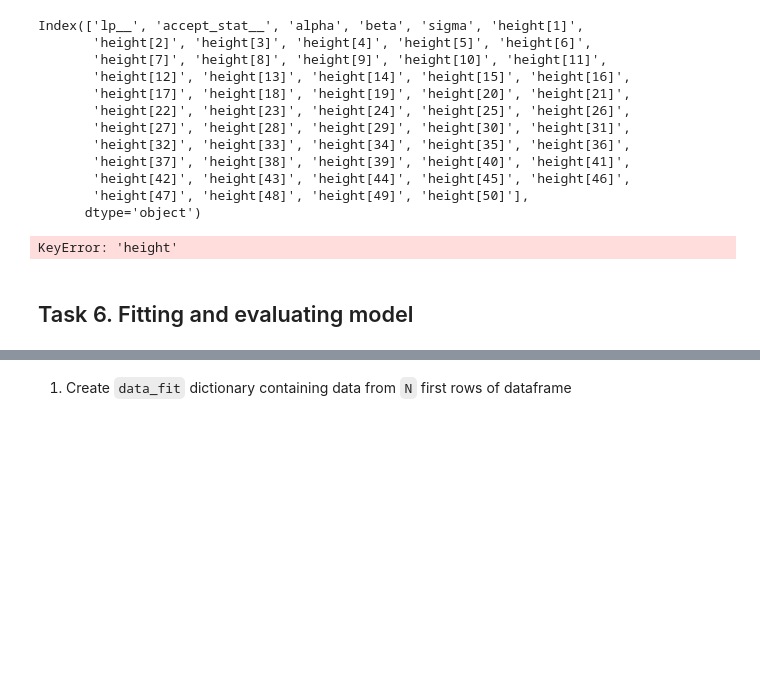
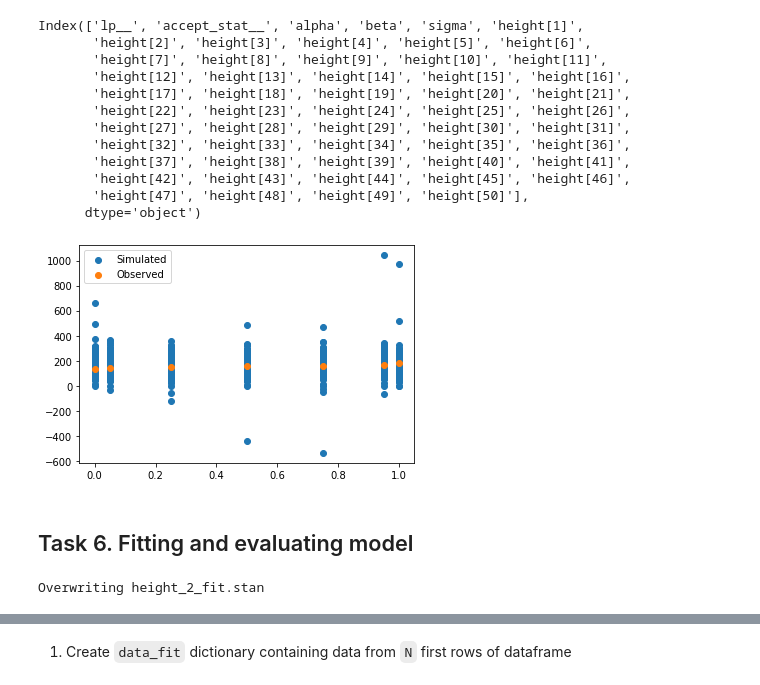
Before and after one commit to bartoszzak/Data_Analytics, a Jupyter notebook: lab4/lab4.ipynb, the cells around one changed output, grey strips where cells are left out. Cells and saved outputs as stored; diff of their text form; code cells hidden in the pictures; blank space fills up the shorter version.

```diff
--- a/lab4/lab4.ipynb
+++ b/lab4/lab4.ipynb
@@ -372,31 +377,61 @@ Index(['lp__', 'accept_stat__', 'alpha', 'beta', 'sigma', 'height[1]',
        'height[42]', 'height[43]', 'height[44]', 'height[45]', 'height[46]',
        'height[47]', 'height[48]', 'height[49]', 'height[50]'],
       dtype='object')
-# %%
-heights = df.loc[:, 'height[1]':]
-
-height_sim = df['height']
-# Calculate the maximum, minimum, and 5, 25, 50, 75, 95 quantiles of the simulated heights for each weight
-height_sim_quantiles = np.quantile(height_sim, q=[0.05, 0.25, 0.5, 0.75, 0.95], axis=0)
-height_sim_min = np.min(height_sim, axis=0)
-height_sim_max = np.max(height_sim, axis=0)
-
-# Plot the simulated quantiles and observed data
-weight_obs = d.c_weight
-fig, ax = plt.subplots()
-ax.fill_between(weight_obs, height_sim_quantiles[0], height_sim_quantiles[4], alpha=0.2)
-ax.fill_between(weight_obs, height_sim_quantiles[1], height_sim_quantiles[3], alpha=0.4)
-ax.plot(weight_obs, height_sim_quantiles[2], 'k-')
-ax.plot(weight_obs, height_sim_min, 'r--')
-ax.plot(weight_obs, height_sim_max, 'r--')
-ax.scatter(weight_obs, height_obs)
-ax.set_xlabel('Weight (kg)')
-ax.set_ylabel('Height (cm)')
-ax.set_title('Simulated Heights vs. Observed Data')
-plt.show()
-# %% [output]
-KeyError: 'height'
+# %%
+heights = df.loc[:, 'height[1]':]
+
+quantiles = [0, 0.05, 0.25, 0.5, 0.75, 0.95, 1]
+sim_quantiles = np.quantile(heights, q=quantiles, axis=1)
+obs_quantiles = np.quantile(d.height, q=quantiles, axis=0)
+
+plt.scatter(quantiles * np.ones((1000, 1)), sim_quantiles, label="Simulated")
+plt.scatter(quantiles, obs_quantiles, label="Observed")
+plt.legend()
+plt.show()
+# %% [output]
+[figure, added]
 # %% [markdown]
 ## Task 6. Fitting and evaluating model
+# %%
+%%writefile height_2_fit.stan
+
+data {
+    int<lower=0> N; // number of observations
+    real weight[N];
+    real height[N];
+}
+
+parameters {
+    real<lower=0> alpha;
+    real<lower=0> sigma;
+    real<lower=0> beta;
+}
+
+transformed parameters {
+    real mu[N];
+    for (i in 1:N) {
+        mu[i] = alpha + beta * weight[i];
+    }
+}
+
+model {
+    alpha ~ normal(165, 10);
+    beta ~ lognormal(0, 1);
+    sigma ~ normal(15, 5);
+
+    for (i in 1:N) {
+        height[i] ~ normal(mu[i], sigma);
+    }
+}
+
+generated quantities {
+  real new_height[N];
+  for (i in 1:N)
+   {
+      new_height[i] = normal_rng(mu[i], sigma);
+   }
+}
+# %% [output]
+Overwriting height_2_fit.stan
 # %%
 model_2_fit=CmdStanModel(stan_file='height_2_fit.stan')
```
Also changed, not shown: parts of 27 cells of this notebook.
